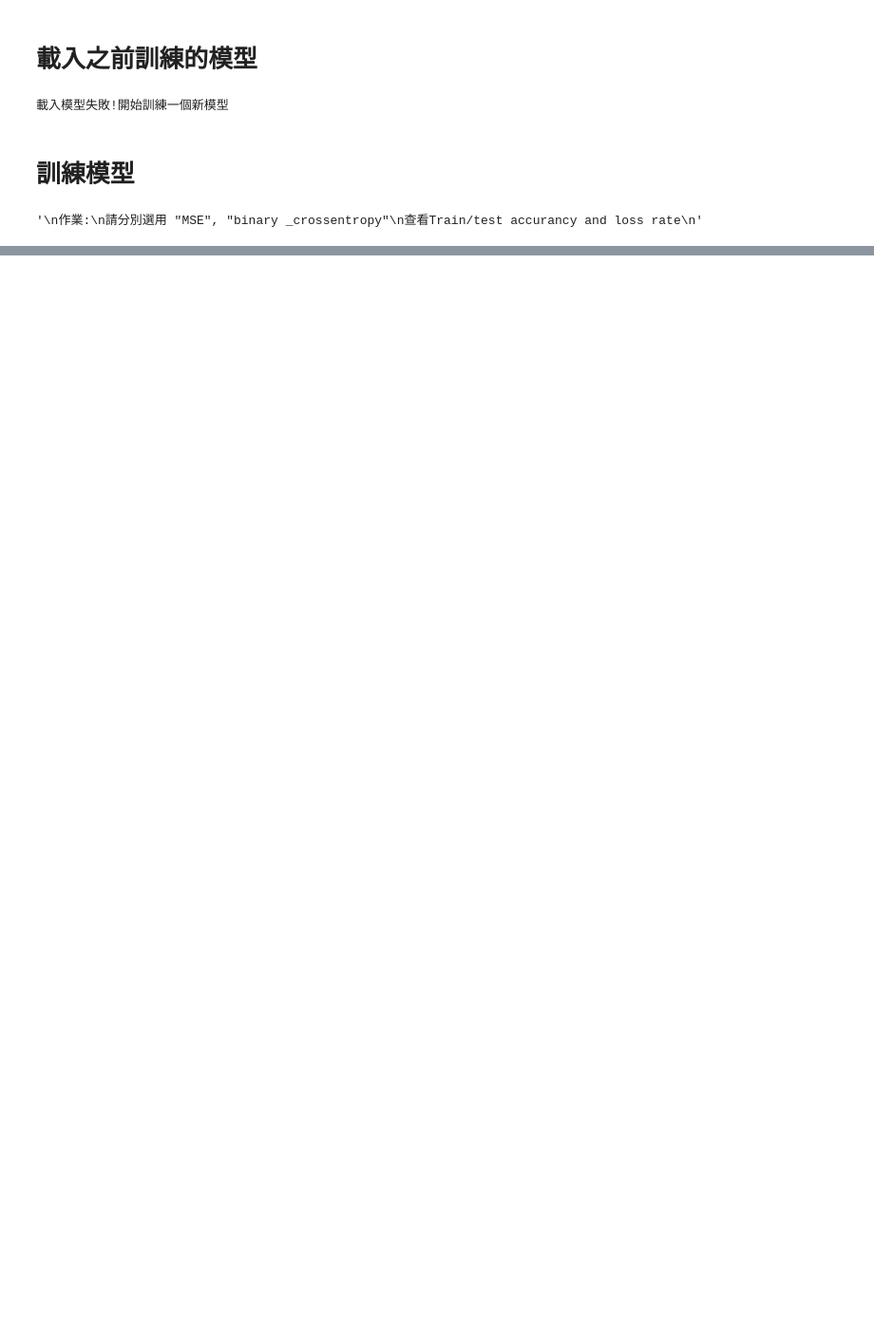
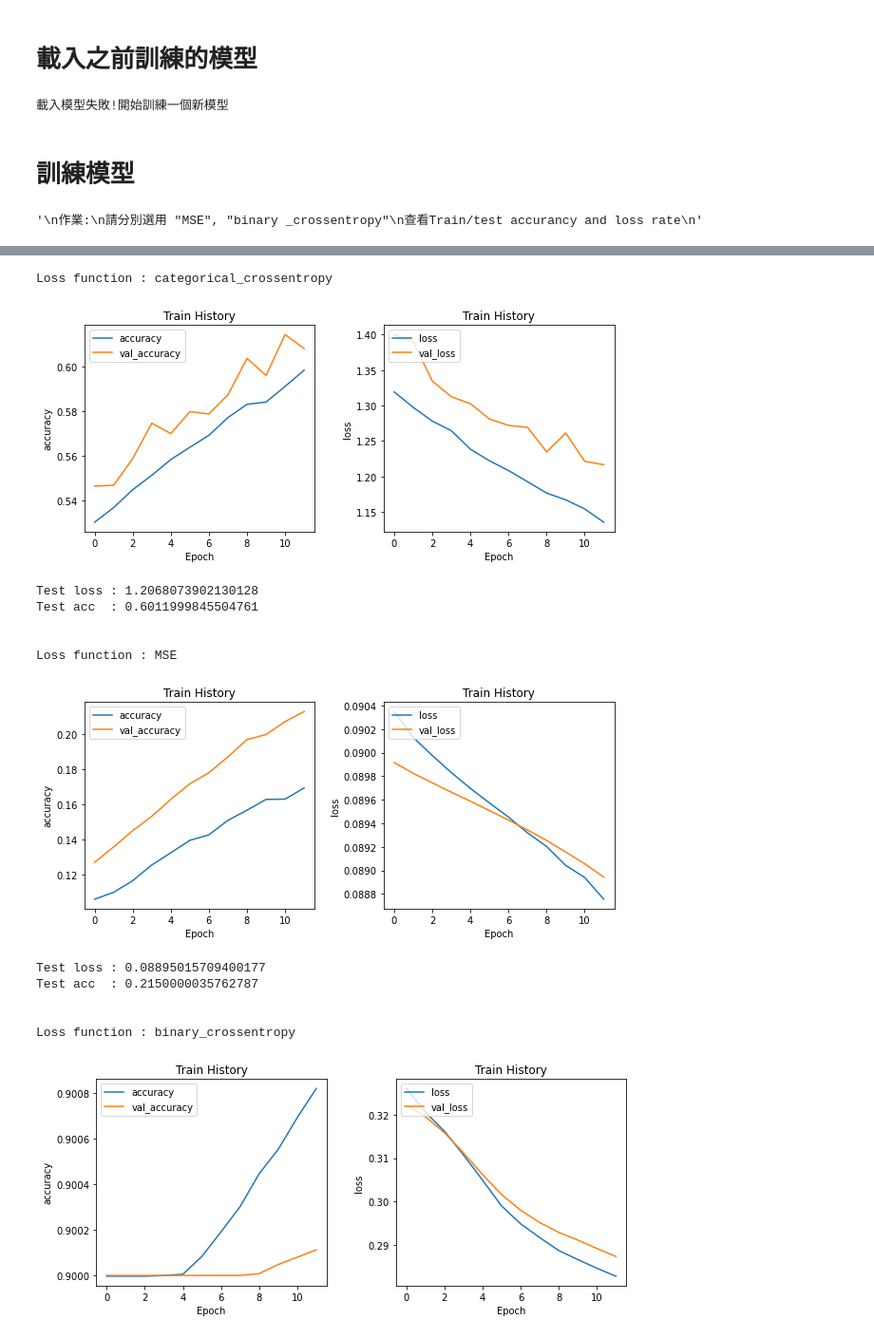
Before and after one commit to Hsu-Hui/ML100Days, a Jupyter notebook: HomeWork/Day71-使用損失函數_HW.ipynb, the cells around one changed output, grey strips where cells are left out. Shown: that part at 95% size. Cells and saved outputs as stored; diff of their text form; code cells hidden in the pictures; blank space fills up the shorter version.

```diff
--- a/HomeWork/Day71-使用損失函數_HW.ipynb
+++ b/HomeWork/Day71-使用損失函數_HW.ipynb
@@ -115,7 +107,7 @@ None
 # 載入之前訓練的模型
 # %%
 try:
-    model.load_weights("SaveModel/cifarCnnModel.h5")
+    categorical_crossentropy_model.load_weights("SaveModel/cifarCnnModel.h5")
     print("載入模型成功!繼續訓練模型")
 except :
     print("載入模型失敗!開始訓練一個新模型")
@@ -124,8 +116,13 @@ except :
 # %% [markdown]
 # 訓練模型
 # %%
-model.compile(loss='categorical_crossentropy', optimizer='sgd', metrics=['accuracy'])
+import keras
+MSE_model= keras.models.clone_model(categorical_crossentropy_model)
+binary_crossentropy_model= keras.models.clone_model(categorical_crossentropy_model)
 
+categorical_crossentropy_model.compile(loss='categorical_crossentropy', optimizer='sgd', metrics=['accuracy'])
+MSE_model.compile(loss='MSE', optimizer='sgd', metrics=['accuracy'])
+binary_crossentropy_model.compile(loss='binary_crossentropy', optimizer='sgd', metrics=['accuracy'])
 '''
 作業:
 請分別選用 "MSE", "binary _crossentropy"
@@ -136,5 +162,9 @@ model.compile(loss='categorical_crossentropy', optimizer='sgd', metrics=['accura
 # %%
 #模型訓練, "Train_History" 把訓練過程所得到的數值存起來
-train_history=model.fit(x_img_train_normalize, y_label_train_OneHot,
+train_history = [None]*3
+test_history = [None]*3
+for i, model in enumerate([categorical_crossentropy_model, MSE_model, binary_crossentropy_model]):
+    train_history[i] = model.fit(x_img_train_normalize, y_label_train_OneHot,
                         validation_split=0.25,
                         epochs=12, batch_size=128, verbose=1)
+    test_history[i] = model.evaluate(x_img_test_normalize, y_label_test_OneHot, batch_size=128, verbose=1, sample_weight=None)
@@ -141,13 +188,0 @@ train_history=model.fit(x_img_train_normalize, y_label_train_OneHot,
-# %%
-import matplotlib.pyplot as plt
-%matplotlib inline
-
-#定義一個繪圖函數
-def show_train_history(train_acc,test_acc):
-    plt.plot(train_history.history[train_acc])
-    plt.plot(train_history.history[test_acc])
-    plt.title('Train History')
-    plt.ylabel('Accuracy')
-    plt.xlabel('Epoch')
-    plt.legend(['train_acc', 'val_acc'], loc='upper left')
-    plt.show()
@@ -155,0 +189,25 @@ show_train_history('accuracy','val_accuracy')
+# %%
+loss_f = ["categorical_crossentropy", "MSE", "binary_crossentropy"]
+
+for i, name in enumerate(loss_f):
+    print(f"Loss function : {name}")
+    show_train_history(train_history[i],'accuracy','val_accuracy','loss','val_loss')
+    #show_train_history(train_history[i],'loss','val_loss')
+    print(f"Test loss : {test_history[i][0]}")
+    print(f"Test acc  : {test_history[i][1]}")
+    print("\n")
+# %% [output]
+Loss function : categorical_crossentropy
+[figure, added]
+Test loss : 1.2068073902130128
+Test acc  : 0.6011999845504761
+
+
+Loss function : MSE
+[figure, added]
+Test loss : 0.08895015709400177
+Test acc  : 0.2150000035762787
+
+
+Loss function : binary_crossentropy
+[figure, added]
```
Also changed, not shown: parts of 15 cells of this notebook, 1 other file.
